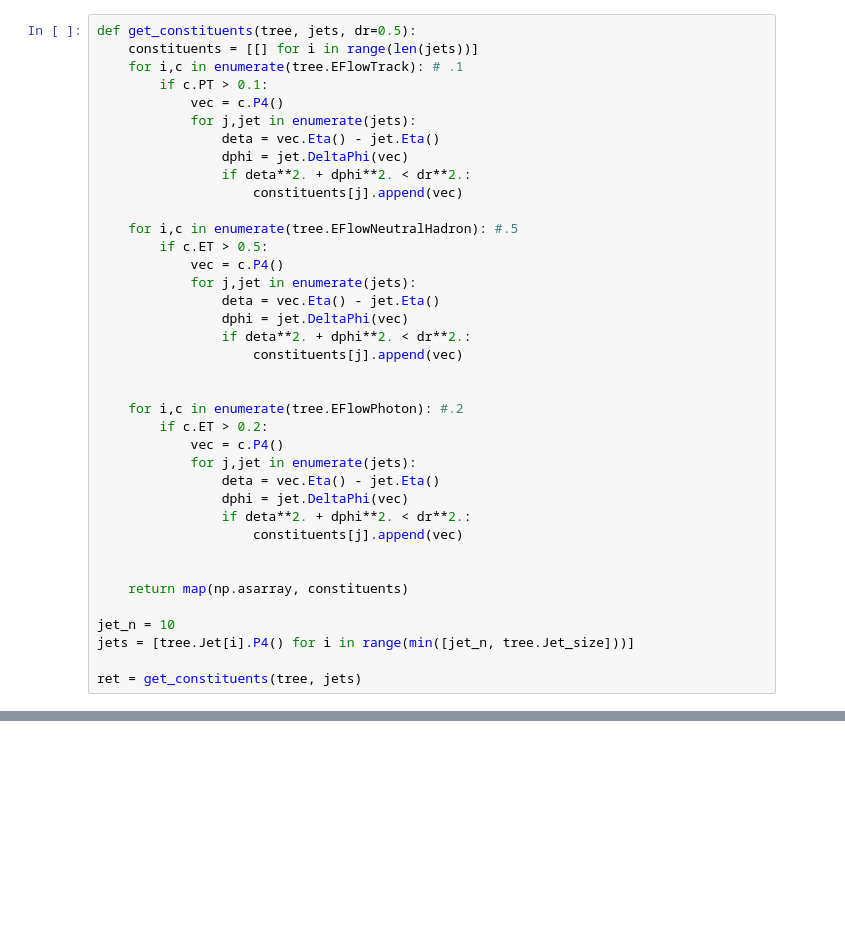
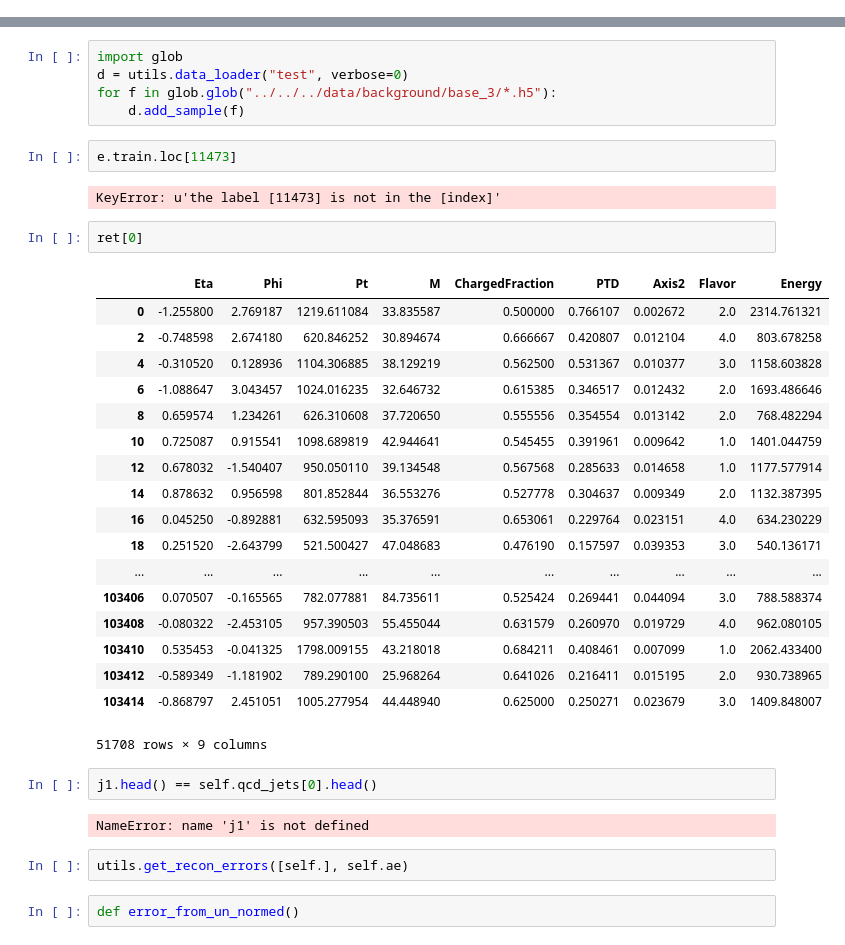
Before and after one commit to luclepot/SVJ, a Jupyter notebook: autoencode/module/autoencodeSVJ/test.ipynb, the cells around one changed output, grey strips where cells are left out. Cells and saved outputs as stored; diff of their text form; blank space fills up the shorter version.

Commit message:
readd test notebook to repo for (likely unnecessary) reference point

```diff
--- a/autoencode/module/autoencodeSVJ/test.ipynb
+++ b/autoencode/module/autoencodeSVJ/test.ipynb
@@ -459,38 +0,0 @@ jet.Constituents.GetEntries(), jet.Particles.GetEntries(), jet.PTD
-# %%
-def get_constituents(tree, jets, dr=0.5):
-    constituents = [[] for i in range(len(jets))]
-    for i,c in enumerate(tree.EFlowTrack): # .1
-        if c.PT > 0.1:
-            vec = c.P4()
-            for j,jet in enumerate(jets):
-                deta = vec.Eta() - jet.Eta()
-                dphi = jet.DeltaPhi(vec)
-                if deta**2. + dphi**2. < dr**2.:
-                    constituents[j].append(vec)
-
-    for i,c in enumerate(tree.EFlowNeutralHadron): #.5
-        if c.ET > 0.5:
-            vec = c.P4()
-            for j,jet in enumerate(jets):
-                deta = vec.Eta() - jet.Eta()
-                dphi = jet.DeltaPhi(vec)
-                if deta**2. + dphi**2. < dr**2.:
-                    constituents[j].append(vec)
-
-
-    for i,c in enumerate(tree.EFlowPhoton): #.2
-        if c.ET > 0.2:
-            vec = c.P4()
-            for j,jet in enumerate(jets):
-                deta = vec.Eta() - jet.Eta()
-                dphi = jet.DeltaPhi(vec)
-                if deta**2. + dphi**2. < dr**2.:
-                    constituents[j].append(vec)
-
-
-    return map(np.asarray, constituents)
-
-jet_n = 10
-jets = [tree.Jet[i].P4() for i in range(min([jet_n, tree.Jet_size]))]
-
-ret = get_constituents(tree, jets)
@@ -499,0 +92,38 @@ ret = get_constituents(tree, jets)
+# %%
+import glob
+d = utils.data_loader("test", verbose=0)
+for f in glob.glob("../../../data/background/base_3/*.h5"):
+    d.add_sample(f)
+# %%
+e.train.loc[11473]
+# %% [output]
+KeyError: u'the label [11473] is not in the [index]'
+# %%
+ret[0]
+# %% [output]
+|  | Eta | Phi | Pt | M | ChargedFraction | PTD | Axis2 | Flavor | Energy |
+| 0 | -1.255800 | 2.769187 | 1219.611084 | 33.835587 | 0.500000 | 0.766107 | 0.002672 | 2.0 | 2314.761321 |
+| 2 | -0.748598 | 2.674180 | 620.846252 | 30.894674 | 0.666667 | 0.420807 | 0.012104 | 4.0 | 803.678258 |
+| 4 | -0.310520 | 0.128936 | 1104.306885 | 38.129219 | 0.562500 | 0.531367 | 0.010377 | 3.0 | 1158.603828 |
+| 6 | -1.088647 | 3.043457 | 1024.016235 | 32.646732 | 0.615385 | 0.346517 | 0.012432 | 2.0 | 1693.486646 |
+| 8 | 0.659574 | 1.234261 | 626.310608 | 37.720650 | 0.555556 | 0.354554 | 0.013142 | 2.0 | 768.482294 |
+| 10 | 0.725087 | 0.915541 | 1098.689819 | 42.944641 | 0.545455 | 0.391961 | 0.009642 | 1.0 | 1401.044759 |
+| 12 | 0.678032 | -1.540407 | 950.050110 | 39.134548 | 0.567568 | 0.285633 | 0.014658 | 1.0 | 1177.577914 |
+| 14 | 0.878632 | 0.956598 | 801.852844 | 36.553276 | 0.527778 | 0.304637 | 0.009349 | 2.0 | 1132.387395 |
+| 16 | 0.045250 | -0.892881 | 632.595093 | 35.376591 | 0.653061 | 0.229764 | 0.023151 | 4.0 | 634.230229 |
+| 18 | 0.251520 | -2.643799 | 521.500427 | 47.048683 | 0.476190 | 0.157597 | 0.039353 | 3.0 | 540.136171 |
+| ... | ... | ... | ... | ... | ... | ... | ... | ... | ... |
+| 103406 | 0.070507 | -0.165565 | 782.077881 | 84.735611 | 0.525424 | 0.269441 | 0.044094 | 3.0 | 788.588374 |
+| 103408 | -0.080322 | -2.453105 | 957.390503 | 55.455044 | 0.631579 | 0.260970 | 0.019729 | 4.0 | 962.080105 |
+| 103410 | 0.535453 | -0.041325 | 1798.009155 | 43.218018 | 0.684211 | 0.408461 | 0.007099 | 1.0 | 2062.433400 |
+| 103412 | -0.589349 | -1.181902 | 789.290100 | 25.968264 | 0.641026 | 0.216411 | 0.015195 | 2.0 | 930.738965 |
+| 103414 | -0.868797 | 2.451051 | 1005.277954 | 44.448940 | 0.625000 | 0.250271 | 0.023679 | 3.0 | 1409.848007 |
+51708 rows × 9 columns
+# %%
+j1.head() == self.qcd_jets[0].head()
+# %% [output]
+NameError: name 'j1' is not defined
+# %%
+utils.get_recon_errors([self.], self.ae)
+# %%
+def error_from_un_normed()
```
Also changed, not shown: parts of 54 cells of this notebook.
